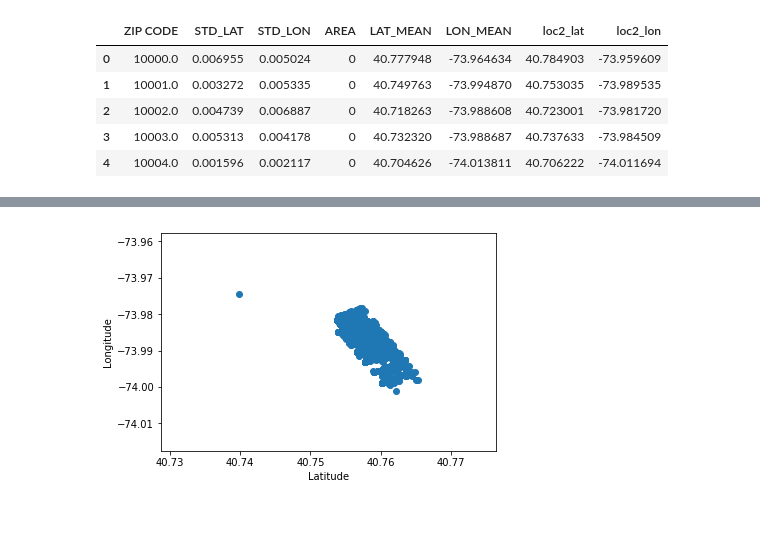
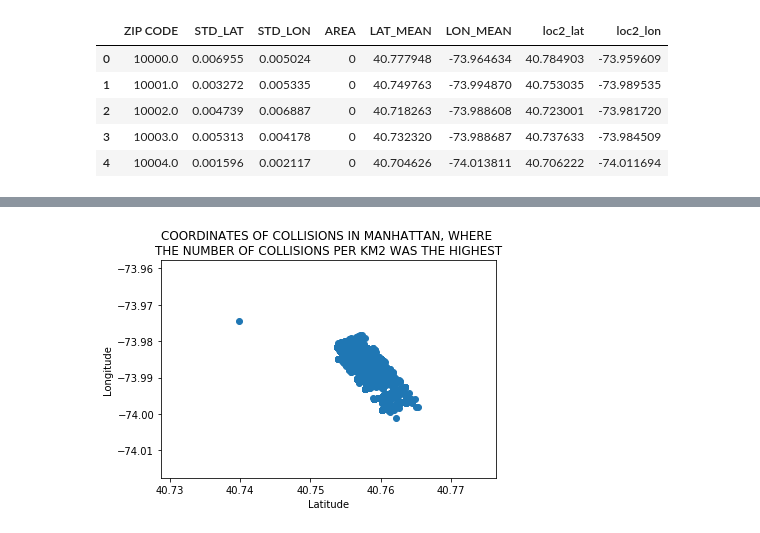
Before and after one commit to mescy/NY-collision-data-analysis, a Jupyter notebook: NY-collision-data-analysis.ipynb, the cells around one changed output, grey strips where cells are left out. Drawn from its saved outputs; the diff is of its cells as text; code cells hidden in the pictures.

```diff
--- a/NY-collision-data-analysis.ipynb
+++ b/NY-collision-data-analysis.ipynb
@@ -138,18 +138,18 @@ zdata.head()
 # %%
 # In 2017, for the zipcodes with at least 1000 collisions, coordinates of collisions
 # at the zipcode where there was the highest number of collisions per square kilometer
 
 max1=zdata[zdata['COLLISION_COUNT']>=1000]['COLLISION_PER_KM2'].max()
-zdata_maxcol_zip=zdata[zdata['COLLISION_PER_KM2']==max1]['ZIP CODE']
+zdata_maxcolperkm_zip=zdata[zdata['COLLISION_PER_KM2']==max1]['ZIP CODE']
+maxcolperkm_borough=df[df['ZIP CODE']==zdata_maxcol_zip.iloc[0]]['BOROUGH'].unique()
 
-
-x = df_2017_clean[df_2017_clean['ZIP CODE']==zdata_maxcol_zip.iloc[0]]['LATITUDE']
-y =df_2017_clean[df_2017_clean['ZIP CODE']==zdata_maxcol_zip.iloc[0]]['LONGITUDE']
+x = df_2017_clean[df_2017_clean['ZIP CODE']==zdata_maxcolperkm_zip.iloc[0]]['LATITUDE']
+y =df_2017_clean[df_2017_clean['ZIP CODE']==zdata_maxcolperkm_zip.iloc[0]]['LONGITUDE']
 
 plt.scatter(x, y)
 plt.xlabel('Latitude')
 plt.ylabel('Longitude')
-plt.title('Longitude')
+plt.title('COORDINATES OF COLLISIONS IN {}, WHERE \nTHE NUMBER OF COLLISIONS PER KM2 WAS THE HIGHEST'.format(maxcolperkm_borough[0]))
 plt.show()
 # %% [output]
-[figure, old version]
+[figure, new version]
```
